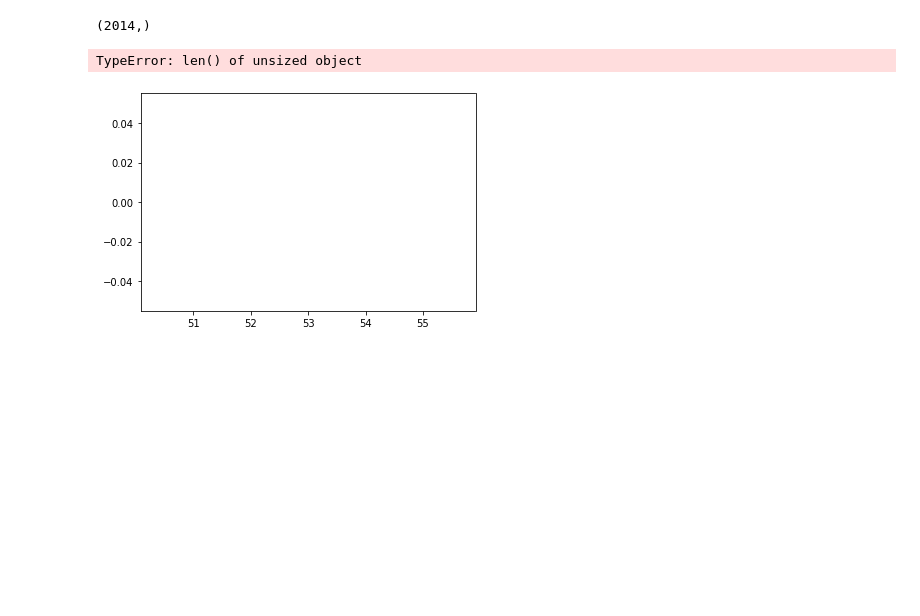
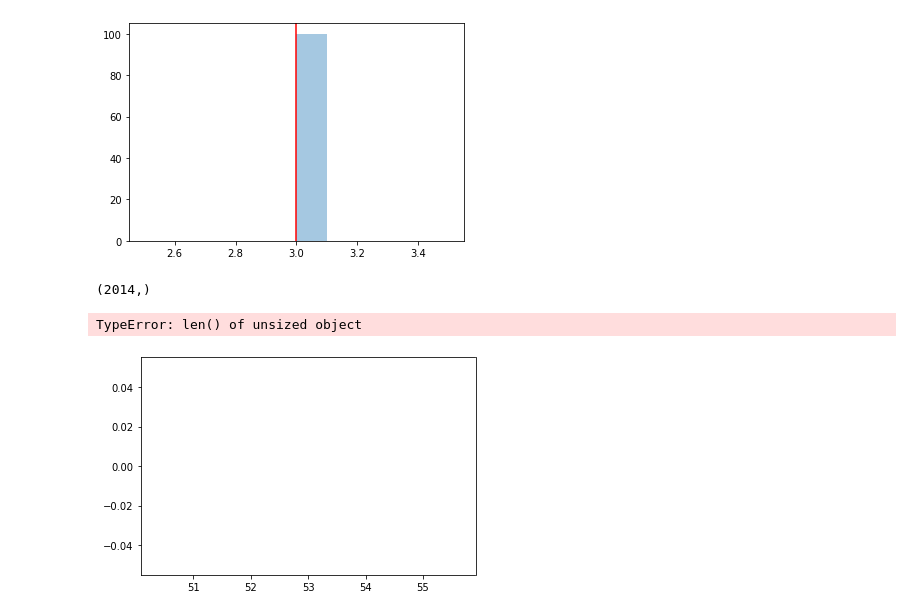
Before and after one commit to ssharpe42/probprog-finalproject, a Jupyter notebook: station_hr_criticism.ipynb, the cells around one changed output. Saved outputs shown, nothing was run; the diff lists cells and outputs as text; code cells hidden in the pictures; blank space fills up the shorter version.

```diff
--- a/station_hr_criticism.ipynb
+++ b/station_hr_criticism.ipynb
@@ -37,3 +52,8 @@ compare_test_statistic(data_samp.demand.values, post_samples[:,0,:],
+# %%
+compare_test_statistic(data_samp.demand.values, post_samples[:, 0, :],
+                       stat=percentile, q=80)
+# %% [output]
+[figure, added]
 # %%
 pss[0,:].shape
 data_samp.demand.values.shape
```
Also changed, not shown: parts of 10 cells of this notebook, 1 other file.
